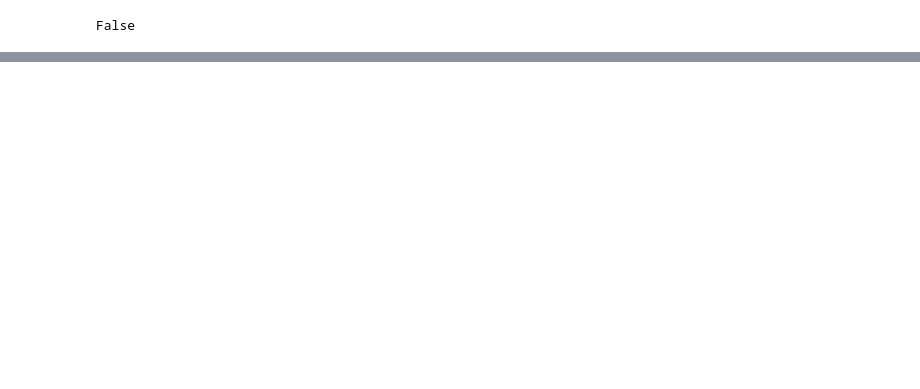
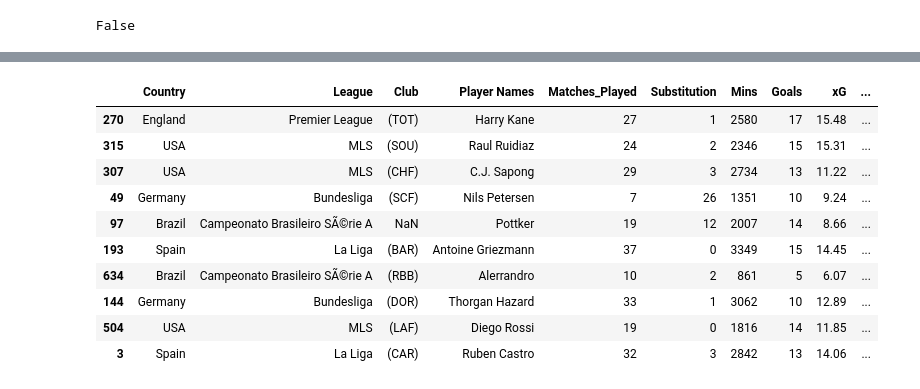
Before and after one commit to Harikaharu/DataScience, a Jupyter notebook: pandas/pandas_1.ipynb, the cells around one changed output, grey strips where cells are left out. Saved outputs shown, nothing was run; the diff lists cells and outputs as text; code cells hidden in the pictures; blank space fills up the shorter version.

```diff
--- a/pandas/pandas_1.ipynb
+++ b/pandas/pandas_1.ipynb
@@ -477,0 +646,14 @@ False
+# %%
+df4.sample(10)
+# %% [output]
+|  | Country | League | Club | Player Names | Matches_Played | Substitution | Mins | Goals | xG | ... |
+| 270 | England | Premier League | (TOT) | Harry Kane | 27 | 1 | 2580 | 17 | 15.48 | ... |
+| 315 | USA | MLS | (SOU) | Raul Ruidiaz | 24 | 2 | 2346 | 15 | 15.31 | ... |
+| 307 | USA | MLS | (CHF) | C.J. Sapong | 29 | 3 | 2734 | 13 | 11.22 | ... |
+| 49 | Germany | Bundesliga | (SCF) | Nils Petersen | 7 | 26 | 1351 | 10 | 9.24 | ... |
+| 97 | Brazil | Campeonato Brasileiro SÃ©rie A | NaN | Pottker | 19 | 12 | 2007 | 14 | 8.66 | ... |
+| 193 | Spain | La Liga | (BAR) | Antoine Griezmann | 37 | 0 | 3349 | 15 | 14.45 | ... |
+| 634 | Brazil | Campeonato Brasileiro SÃ©rie A | (RBB) | Alerrandro | 10 | 2 | 861 | 5 | 6.07 | ... |
+| 144 | Germany | Bundesliga | (DOR) | Thorgan Hazard | 33 | 1 | 3062 | 10 | 12.89 | ... |
+| 504 | USA | MLS | (LAF) | Diego Rossi | 19 | 0 | 1816 | 14 | 11.85 | ... |
+| 3 | Spain | La Liga | (CAR) | Ruben Castro | 32 | 3 | 2842 | 13 | 14.06 | ... |
```
Also changed, not shown: parts of 35 cells of this notebook.
